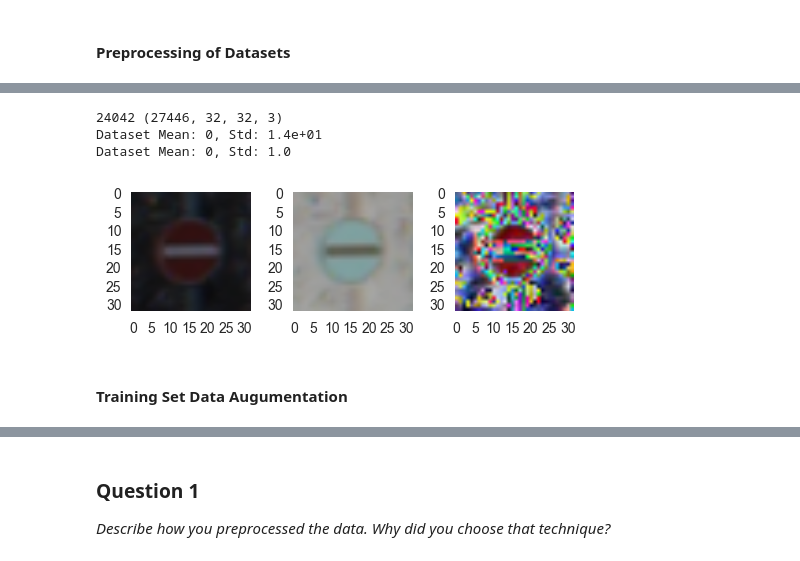
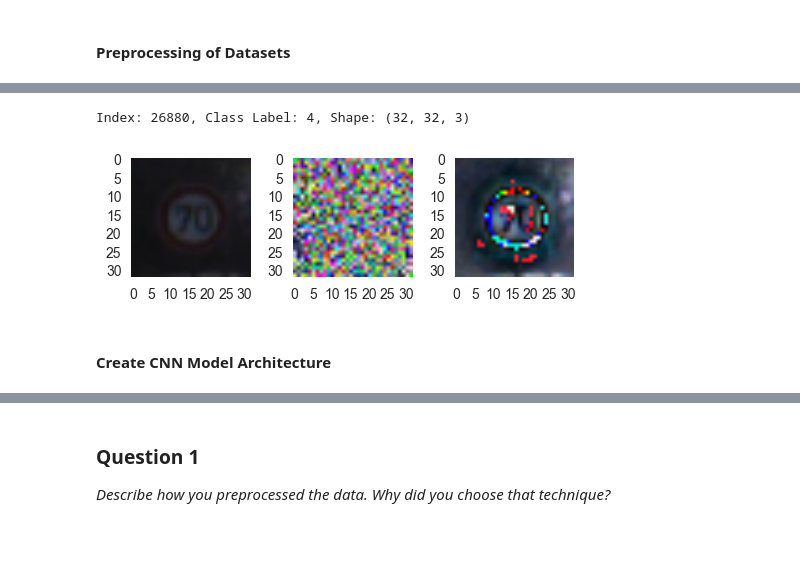
Before and after one commit to akamlani/selfdrivingcar, a Jupyter notebook: assignments/CarND-Traffic-Sign-Classifier-Project-P2/Traffic_Sign_Classifier.ipynb, the cells around one changed output, grey strips where cells are left out. Saved outputs shown, nothing was run; the diff lists cells and outputs as text; code cells hidden in the pictures.

```diff
--- a/assignments/CarND-Traffic-Sign-Classifier-Project-P2/Traffic_Sign_Classifier.ipynb
+++ b/assignments/CarND-Traffic-Sign-Classifier-Project-P2/Traffic_Sign_Classifier.ipynb
@@ -85,14 +85,19 @@ n_cols = 8
 n_rows = round(n_classes/n_cols)
 df_train_labels = pd.DataFrame(y_train).rename(columns={0:'ClassId'})
 class_sample_dict = {k:np.random.choice(list(v.index)) for k,v in list(df_train_labels.groupby('ClassId'))}
+
+def set_axi_opts(axi, **kwargs):
+    axi.grid(False)
+    axi.get_yaxis().set_visible(False)
+    axi.get_xaxis().set_ticks([])
+    if 'title'  in kwargs: axi.set_title(kwargs['title'])
+    if 'xlabel' in kwargs: axi.set_xlabel(kwargs['xlabel'])
+
 fig, ax = plt.subplots(n_rows, n_cols, figsize=(12,7))
 axes = ax.flatten()
 for axi,(k,v) in zip(axes[:-2], class_sample_dict.items()):
     axi.imshow(X_train[v])
-    axi.set_xlabel('ClassId= {}'.format(k))
-    axi.grid(False)
-    axi.get_yaxis().set_visible(False)
-    axi.get_xaxis().set_ticks([])
+    set_axi_opts(axi, **{'xlabel': 'ClassId= {}'.format(k)})
 plt.tight_layout()
 fig.delaxes(ax[-1,-2])
 fig.delaxes(ax[-1,-1])
@@ -207,17 +314,13 @@ Labels Shape: (12630, 43), Features Shape: (12630, 32, 32, 3), Mean: 0.00, Std:
 # %%
 # example of scaling effect
 rand_idx = np.random.randint(low=0, high=len(X_train_sl), size=1)[0]
-print(rand_idx, X_train_sl.shape)
+print("Index: {}, Class Label: {}, Shape: {}".format(rand_idx, y_train_sl[rand_idx], X_train_sl.shape[1:]))
 fig,(ax1,ax2,ax3) = plt.subplots(1,3,figsize=(5,8))
 _ = [axi.grid(False) for axi in [ax1,ax2,ax3]]
 _ = ax1.imshow(X_train_sl[rand_idx, :,:,:])
-_ = ax2.imshow(standardize_data(X_train_sl[rand_idx], **{'standardize': False}) )
-_ = ax3.imshow(standardize_data(X_train_sl[rand_idx], **{'standardize': True})  )
+_ = ax2.imshow(standardize_data(X_train_sl[rand_idx],  tr_encoders, **{'standardize': False}) )
+_ = ax3.imshow(standardize_data(X_train_sl[rand_idx],  tr_encoders, **{'standardize': True} ) )
 plt.tight_layout()
 # %% [output]
-24042 (27446, 32, 32, 3)
-Dataset Mean: 0, Std: 1.4e+01
-Dataset Mean: 0, Std: 1.0
+Index: 26880, Class Label: 4, Shape: (32, 32, 3)
-[figure, old version]
+[figure, new version]
-# %% [markdown]
-#### Training Set Data Augumentation
@@ -226,3 +327,5 @@ Dataset Mean: 0, Std: 1.0
+# %% [markdown]
+#### Create CNN Model Architecture
 # %%
 # Model Architecture
 import tensorflow as tf
```
Also changed, not shown: parts of 37 cells of this notebook, 4 other files.
